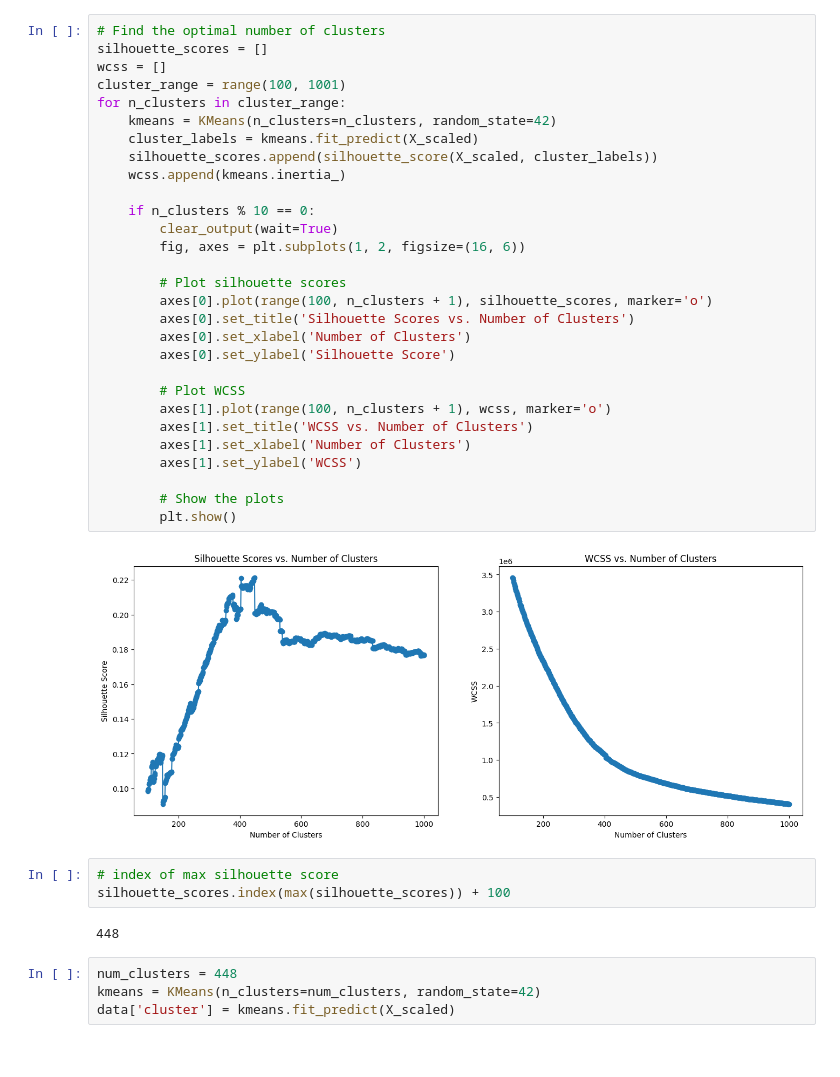
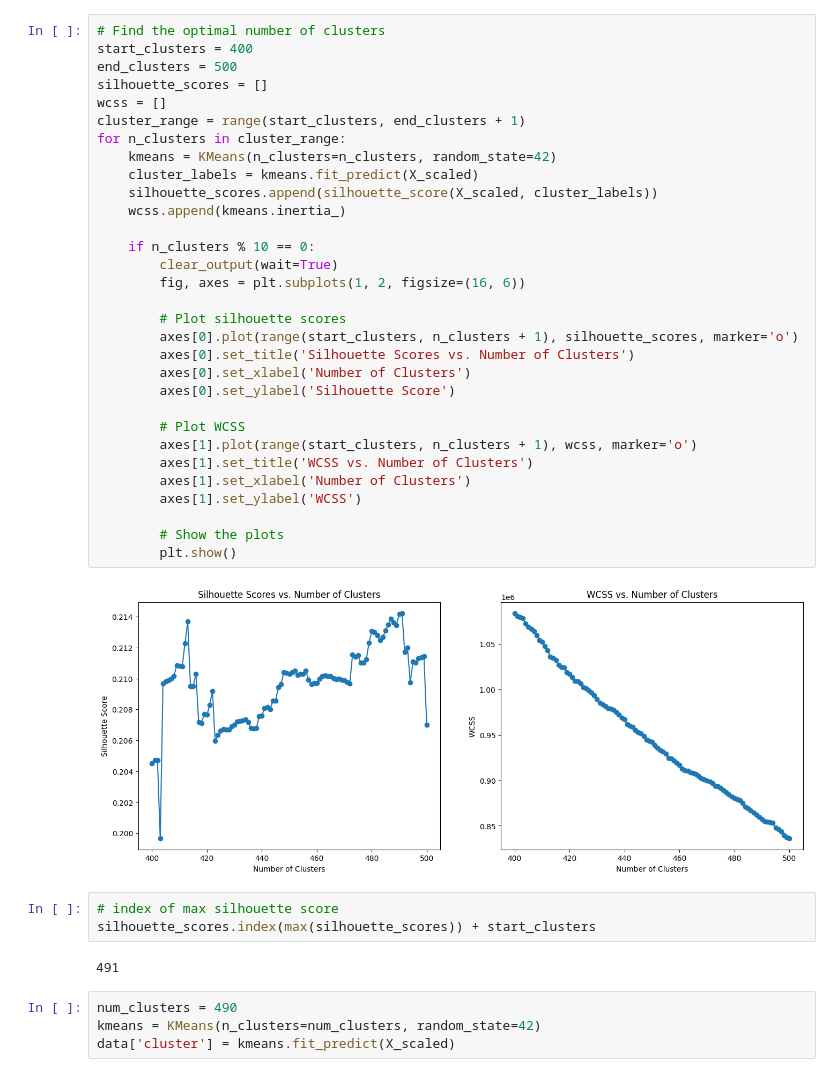
Before and after one commit to williamthio/pokemontcg, a Jupyter notebook: cluster_size_analysis.ipynb, the cells around one changed output. Drawn from its saved outputs; the diff is of its cells as text.

```diff
--- a/cluster_size_analysis.ipynb
+++ b/cluster_size_analysis.ipynb
@@ -90,41 +90,43 @@ X_scaled
 # %%
 # Find the optimal number of clusters
+start_clusters = 400
+end_clusters = 500
 silhouette_scores = []
 wcss = []
-cluster_range = range(100, 1001)
+cluster_range = range(start_clusters, end_clusters + 1)
 for n_clusters in cluster_range:
     kmeans = KMeans(n_clusters=n_clusters, random_state=42)
     cluster_labels = kmeans.fit_predict(X_scaled)
     silhouette_scores.append(silhouette_score(X_scaled, cluster_labels))
     wcss.append(kmeans.inertia_)
 
     if n_clusters % 10 == 0:
         clear_output(wait=True)
         fig, axes = plt.subplots(1, 2, figsize=(16, 6))
 
         # Plot silhouette scores
-        axes[0].plot(range(100, n_clusters + 1), silhouette_scores, marker='o')
+        axes[0].plot(range(start_clusters, n_clusters + 1), silhouette_scores, marker='o')
         axes[0].set_title('Silhouette Scores vs. Number of Clusters')
         axes[0].set_xlabel('Number of Clusters')
         axes[0].set_ylabel('Silhouette Score')
 
         # Plot WCSS
-        axes[1].plot(range(100, n_clusters + 1), wcss, marker='o')
+        axes[1].plot(range(start_clusters, n_clusters + 1), wcss, marker='o')
         axes[1].set_title('WCSS vs. Number of Clusters')
         axes[1].set_xlabel('Number of Clusters')
         axes[1].set_ylabel('WCSS')
 
         # Show the plots
         plt.show()
 # %% [output]
-[figure, old version]
+[figure, new version]
 # %%
 # index of max silhouette score
-silhouette_scores.index(max(silhouette_scores)) + 100
+silhouette_scores.index(max(silhouette_scores)) + start_clusters
 # %% [output]
-448
+491
 # %%
-num_clusters = 448
+num_clusters = 490
 kmeans = KMeans(n_clusters=num_clusters, random_state=42)
 data['cluster'] = kmeans.fit_predict(X_scaled)
 # %%
```
Also changed, not shown: parts of 7 cells of this notebook, 2 other files.
